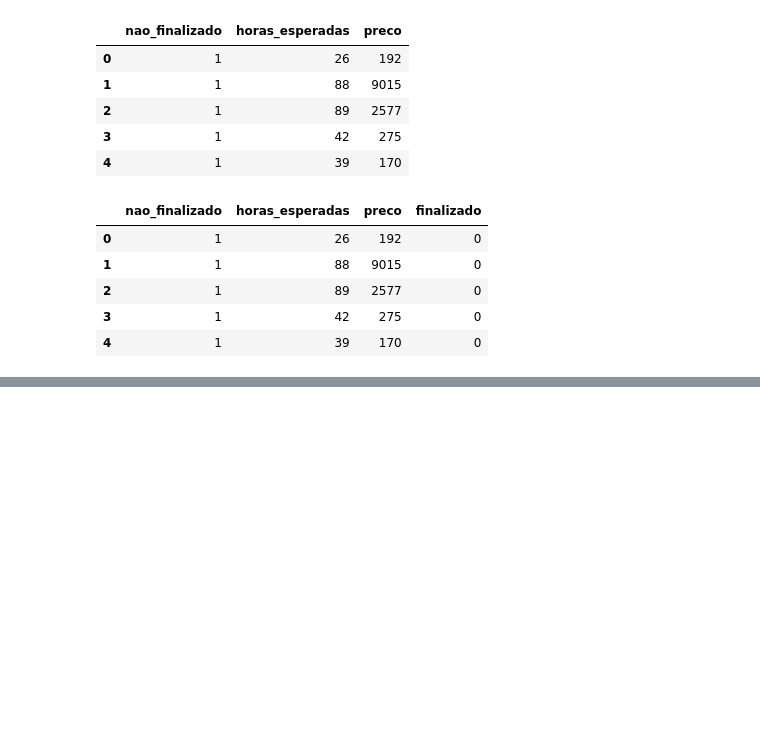
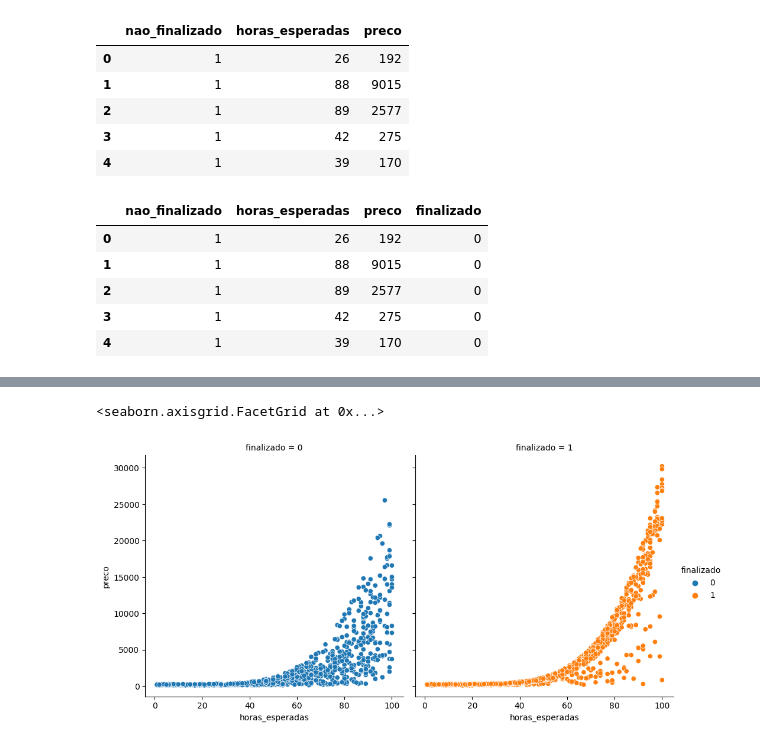
Before and after one commit to Lyarkh/Formacao_Machine_Learning, a Jupyter notebook: machine_learning/classificacao_com_sklearn/classificacao_binaria_baixa_dimensionalidade_compra_projetos_finalizados.ipynb, the cells around one changed output, grey strips where cells are left out. Saved outputs shown, nothing was run; the diff lists cells and outputs as text; code cells hidden in the pictures; blank space fills up the shorter version.

```diff
--- a/machine_learning/classificacao_com_sklearn/classificacao_binaria_baixa_dimensionalidade_compra_projetos_finalizados.ipynb
+++ b/machine_learning/classificacao_com_sklearn/classificacao_binaria_baixa_dimensionalidade_compra_projetos_finalizados.ipynb
@@ -48,0 +64,5 @@ dados.head()
+# %%
+sns.relplot(x="horas_esperadas", y="preco", data=dados, hue="finalizado", col="finalizado")
+# %% [output]
+<seaborn.axisgrid.FacetGrid at 0x...>
+[figure, added]
```
Also changed, not shown: parts of 3 cells of this notebook.
